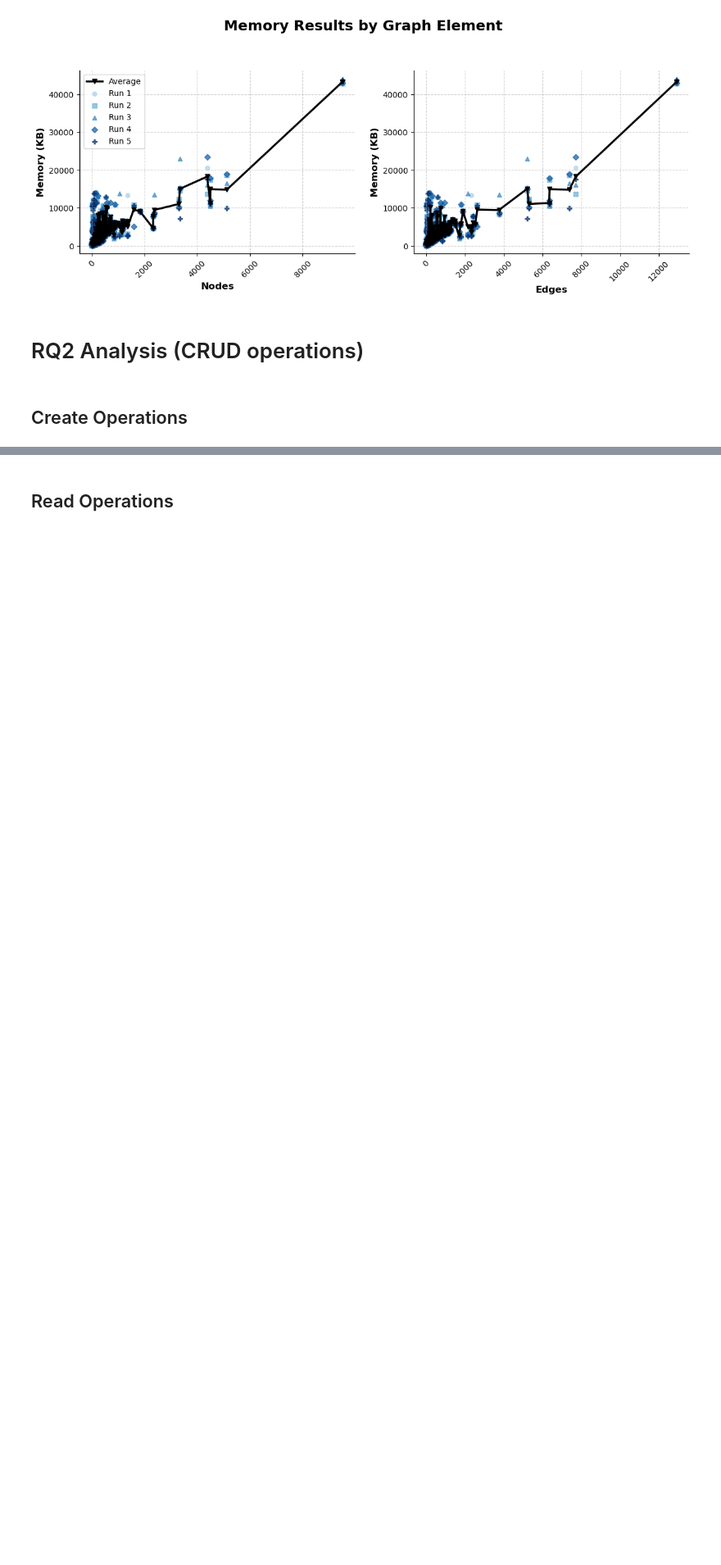
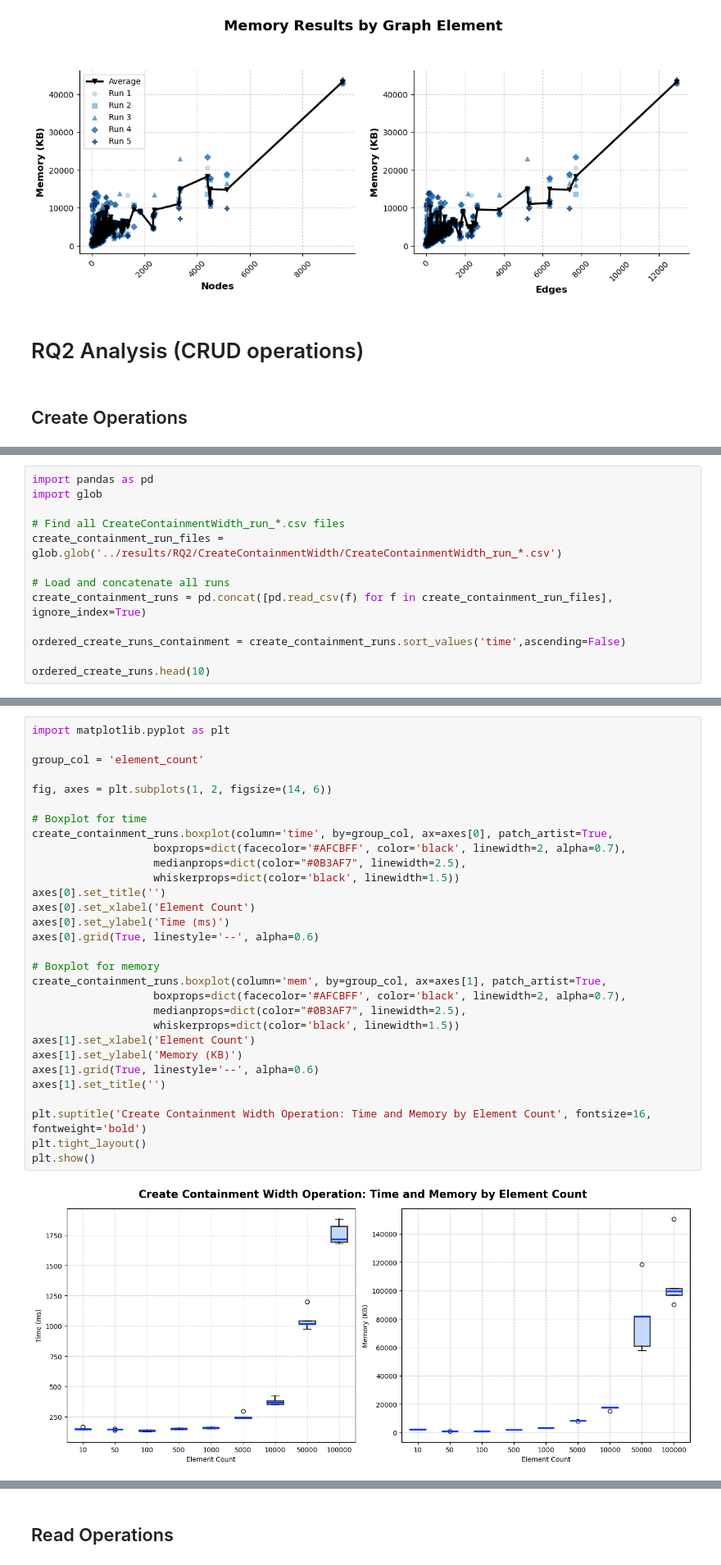
Before and after one commit to geodes-sms/NeoModelingFramework, a Jupyter notebook: ECMFA-2026-Evaluation/analysis/results-analysis.ipynb, the cells around one changed output, grey strips where cells are left out. Shown at 82% size. Saved outputs shown, nothing was run; the diff lists cells and outputs as text; blank space fills up the shorter version.

```diff
--- a/ECMFA-2026-Evaluation/analysis/results-analysis.ipynb
+++ b/ECMFA-2026-Evaluation/analysis/results-analysis.ipynb
@@ -650,0 +654,13 @@ plt.show()
+# %%
+import pandas as pd
+import glob
+
+# Find all CreateContainmentWidth_run_*.csv files
+create_containment_run_files = glob.glob('../results/RQ2/CreateContainmentWidth/CreateContainmentWidth_run_*.csv')
+
+# Load and concatenate all runs
+create_containment_runs = pd.concat([pd.read_csv(f) for f in create_containment_run_files], ignore_index=True)
+
+ordered_create_runs_containment = create_containment_runs.sort_values('time',ascending=False)
+
+ordered_create_runs.head(10)
@@ -650,0 +704,32 @@ plt.show()
+# %%
+import matplotlib.pyplot as plt
+
+group_col = 'element_count'
+
+fig, axes = plt.subplots(1, 2, figsize=(14, 6))
+
+# Boxplot for time
+create_containment_runs.boxplot(column='time', by=group_col, ax=axes[0], patch_artist=True,
+                   boxprops=dict(facecolor='#AFCBFF', color='black', linewidth=2, alpha=0.7),
+                   medianprops=dict(color="#0B3AF7", linewidth=2.5),
+                   whiskerprops=dict(color='black', linewidth=1.5))
+axes[0].set_title('')
+axes[0].set_xlabel('Element Count')
+axes[0].set_ylabel('Time (ms)')
+axes[0].grid(True, linestyle='--', alpha=0.6)
+
+# Boxplot for memory
+create_containment_runs.boxplot(column='mem', by=group_col, ax=axes[1], patch_artist=True,
+                   boxprops=dict(facecolor='#AFCBFF', color='black', linewidth=2, alpha=0.7),
+                   medianprops=dict(color="#0B3AF7", linewidth=2.5),
+                   whiskerprops=dict(color='black', linewidth=1.5))
+axes[1].set_xlabel('Element Count')
+axes[1].set_ylabel('Memory (KB)')
+axes[1].grid(True, linestyle='--', alpha=0.6)
+axes[1].set_title('')
+
+plt.suptitle('Create Containment Width Operation: Time and Memory by Element Count', fontsize=16, fontweight='bold')
+plt.tight_layout()
+plt.show()
+# %% [output]
+[figure, added]
```
Also changed, not shown: parts of 39 cells of this notebook, 53 other files.
